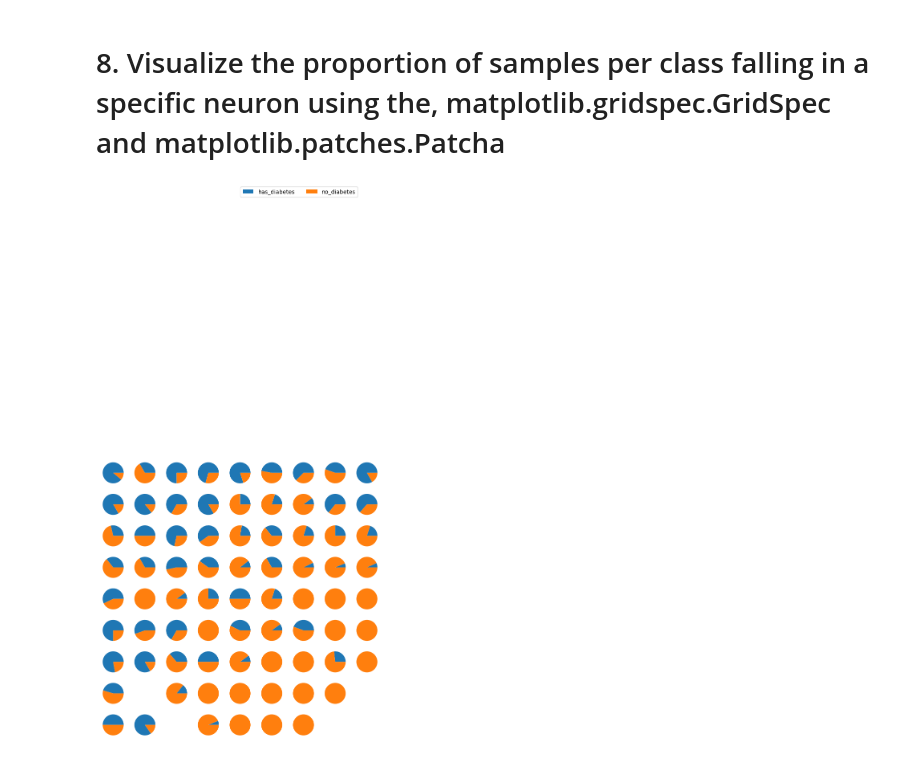
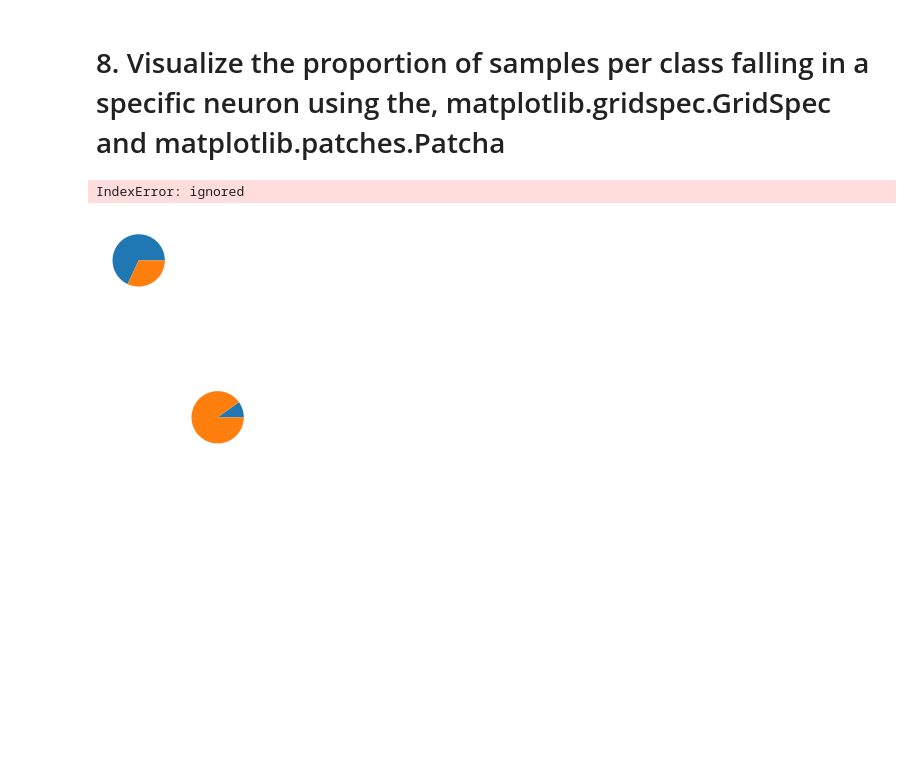
Before and after one commit to akr1139/CO542_LAB_06, a Jupyter notebook: E17285_CO542_LAB_06(SUBMISSION).ipynb, the cells around one changed output. Drawn from its saved outputs; the diff is of its cells as text; code cells hidden in the pictures; blank space fills up the shorter version.

```diff
--- a/E17285_CO542_LAB_06(SUBMISSION).ipynb
+++ b/E17285_CO542_LAB_06(SUBMISSION).ipynb
@@ -88 +46,11 @@ data = features.values
+# %%
+from sklearn.preprocessing import MinMaxScaler
+
+# Initialize the MinMaxScaler
+mm_scaler = MinMaxScaler()
+
+# Normalize the data between 0 and 1
+normalized_data = mm_scaler.fit_transform(data)
+
+# The 'normalized_data' variable now contains the normalized values between 0 and 1
 # %%
@@ -109,4 +85,30 @@ som.pca_weights_init(feature_matrix)
+# %%
+from minisom import MiniSom
+
+# Initialize MiniSom
+som = MiniSom(x=10, y=10, input_len=features.shape[1], sigma=1.0, learning_rate=0.5)
+
+# Number of iterations over the dataset
+num_epochs = 100
+
+# Train the SOM using batch training
+for _ in range(num_epochs):
+    som.train_batch(features.values, len(features))
+# %%
+from minisom import MiniSom
+import numpy as np
+
+# Initialize MiniSom
+som = MiniSom(x=10, y=10, input_len=features.shape[1], sigma=1.0, learning_rate=0.5)
+
+# Number of iterations over the dataset
+num_epochs = 100
+
+# Train the SOM using random training
+for _ in range(num_epochs):
+    np.random.shuffle(features.values)  # Shuffle the data randomly before each epoch
+    som.train_random(features.values, len(features))
 # %%
-som.train_random(feature_matrix, 1000, verbose=True)  # random training
+som.train_random(normalized_data, 1000, verbose=True)  # random training
 # %% [output]
  [ 1000 / 1000 ] 100% - 0:00:00 left
@@ -156,17 +217,18 @@ plt.show()
 # %%
 #visualize the proportion of samples per class
 label_names = {1:'has_diabetes', 0:'no_diabetes'}
-labels_map = som.labels_map(feature_matrix, [label_names[t] for t in outcomes])
+labels_map = som.labels_map(normalized_data, [label_names[t] for t in outcomes])
 
 fig = plt.figure(figsize=(9, 9))
 the_grid = GridSpec(n_neurons, m_neurons, fig)
 for position in labels_map.keys():
     label_fracs = [labels_map[position][l] for l in label_names.values()]
     plt.subplot(the_grid[n_neurons-1-position[1],
                          position[0]], aspect=1)
     patches, texts = plt.pie(label_fracs)
 
 plt.legend(patches, label_names.values(), bbox_to_anchor=(7.5, 11.5), ncol=3)
 plt.show()
 # %% [output]
+IndexError: ignored
-[figure, old version]
+[figure, new version]
```
Also changed, not shown: parts of 17 cells of this notebook.
